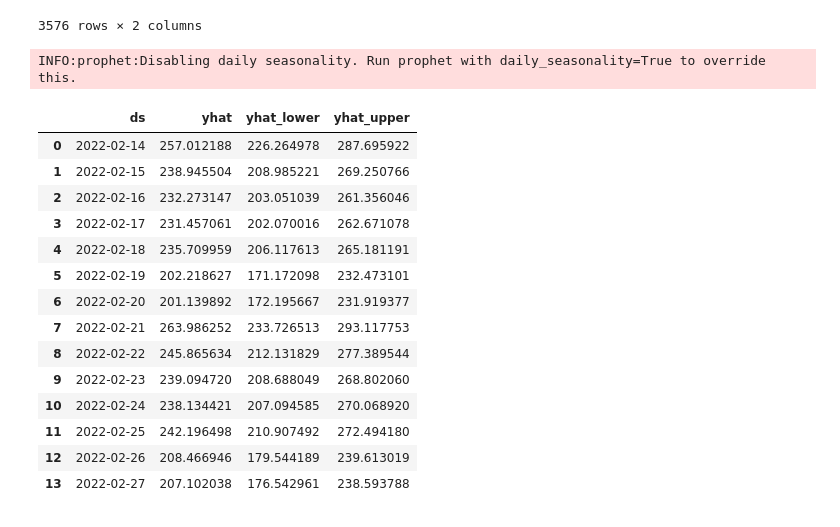
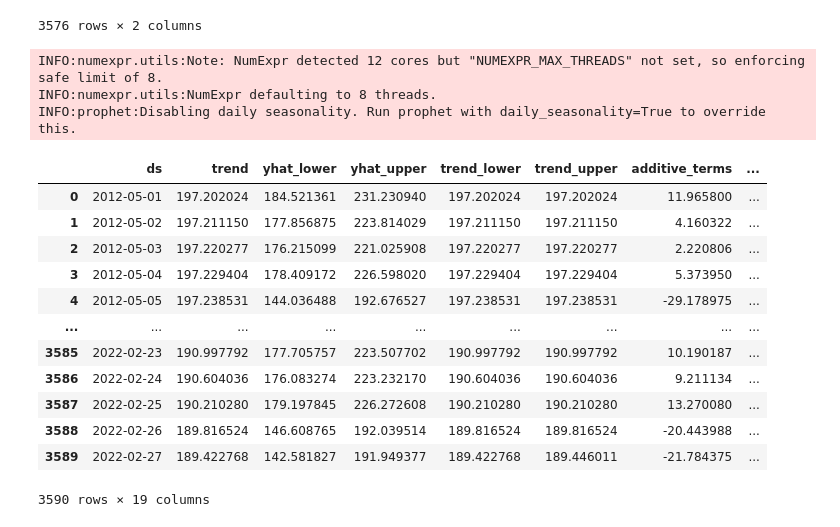
Before and after one commit to drdevinhopkins/hourly-report, a Jupyter notebook: notebooks/daily-visits-forecast.ipynb, the cells around one changed output. Drawn from its saved outputs; the diff is of its cells as text; code cells hidden in the pictures.

```diff
--- a/notebooks/daily-visits-forecast.ipynb
+++ b/notebooks/daily-visits-forecast.ipynb
@@ -3,10 +3,10 @@ import pandas as pd
 from prophet import Prophet
 import datetime
 
-df = pd.read_csv('../data/daily-visits.csv')
-df.ds = pd.to_datetime(df.ds)
+daily_visits = pd.read_csv('../data/daily-visits.csv')
+daily_visits.ds = pd.to_datetime(daily_visits.ds)
 
-df
+daily_visits
 # %% [output]
 |  | ds | y |
 | 0 | 2022-02-13 | 172 |
@@ -22,27 +22,29 @@ df
 | 3575 | 2012-05-01 | 211 |
 3576 rows × 2 columns
 # %%
-m = Prophet(interval_width=0.80)
+from prophet.plot import add_changepoints_to_plot
+
+m = Prophet(interval_width=0.80, changepoint_prior_scale=0.5, changepoint_range=0.99, n_changepoints=50)
 m.fit(df)
 future = m.make_future_dataframe(periods=14, freq='D')
-forecast = m.predict(future.tail(14))
-forecast = forecast[['ds','yhat', 'yhat_lower', 'yhat_upper']]
+forecast = m.predict(future)
+# forecast = forecast[['ds','yhat', 'yhat_lower', 'yhat_upper']]
 forecast
 # %% [output]
+INFO:numexpr.utils:Note: NumExpr detected 12 cores but "NUMEXPR_MAX_THREADS" not set, so enforcing safe limit of 8.
+INFO:numexpr.utils:NumExpr defaulting to 8 threads.
 INFO:prophet:Disabling daily seasonality. Run prophet with daily_seasonality=True to override this.
-|  | ds | yhat | yhat_lower | yhat_upper |
-| 0 | 2022-02-14 | 257.012188 | 226.264978 | 287.695922 |
-| 1 | 2022-02-15 | 238.945504 | 208.985221 | 269.250766 |
-| 2 | 2022-02-16 | 232.273147 | 203.051039 | 261.356046 |
-| 3 | 2022-02-17 | 231.457061 | 202.070016 | 262.671078 |
-| 4 | 2022-02-18 | 235.709959 | 206.117613 | 265.181191 |
-| 5 | 2022-02-19 | 202.218627 | 171.172098 | 232.473101 |
-| 6 | 2022-02-20 | 201.139892 | 172.195667 | 231.919377 |
-| 7 | 2022-02-21 | 263.986252 | 233.726513 | 293.117753 |
-| 8 | 2022-02-22 | 245.865634 | 212.131829 | 277.389544 |
-| 9 | 2022-02-23 | 239.094720 | 208.688049 | 268.802060 |
-| 10 | 2022-02-24 | 238.134421 | 207.094585 | 270.068920 |
-| 11 | 2022-02-25 | 242.196498 | 210.907492 | 272.494180 |
-| 12 | 2022-02-26 | 208.466946 | 179.544189 | 239.613019 |
-| 13 | 2022-02-27 | 207.102038 | 176.542961 | 238.593788 |
+|  | ds | trend | yhat_lower | yhat_upper | trend_lower | trend_upper | additive_terms | ... |
+| 0 | 2012-05-01 | 197.202024 | 184.521361 | 231.230940 | 197.202024 | 197.202024 | 11.965800 | ... |
+| 1 | 2012-05-02 | 197.211150 | 177.856875 | 223.814029 | 197.211150 | 197.211150 | 4.160322 | ... |
+| 2 | 2012-05-03 | 197.220277 | 176.215099 | 221.025908 | 197.220277 | 197.220277 | 2.220806 | ... |
+| 3 | 2012-05-04 | 197.229404 | 178.409172 | 226.598020 | 197.229404 | 197.229404 | 5.373950 | ... |
+| 4 | 2012-05-05 | 197.238531 | 144.036488 | 192.676527 | 197.238531 | 197.238531 | -29.178975 | ... |
+| ... | ... | ... | ... | ... | ... | ... | ... | ... |
+| 3585 | 2022-02-23 | 190.997792 | 177.705757 | 223.507702 | 190.997792 | 190.997792 | 10.190187 | ... |
+| 3586 | 2022-02-24 | 190.604036 | 176.083274 | 223.232170 | 190.604036 | 190.604036 | 9.211134 | ... |
+| 3587 | 2022-02-25 | 190.210280 | 179.197845 | 226.272608 | 190.210280 | 190.210280 | 13.270080 | ... |
+| 3588 | 2022-02-26 | 189.816524 | 146.608765 | 192.039514 | 189.816524 | 189.816524 | -20.443988 | ... |
+| 3589 | 2022-02-27 | 189.422768 | 142.581827 | 191.949377 | 189.422768 | 189.446011 | -21.784375 | ... |
+3590 rows × 19 columns
 # %%
```
Also changed, not shown: parts of 5 cells of this notebook, 1 other file.
